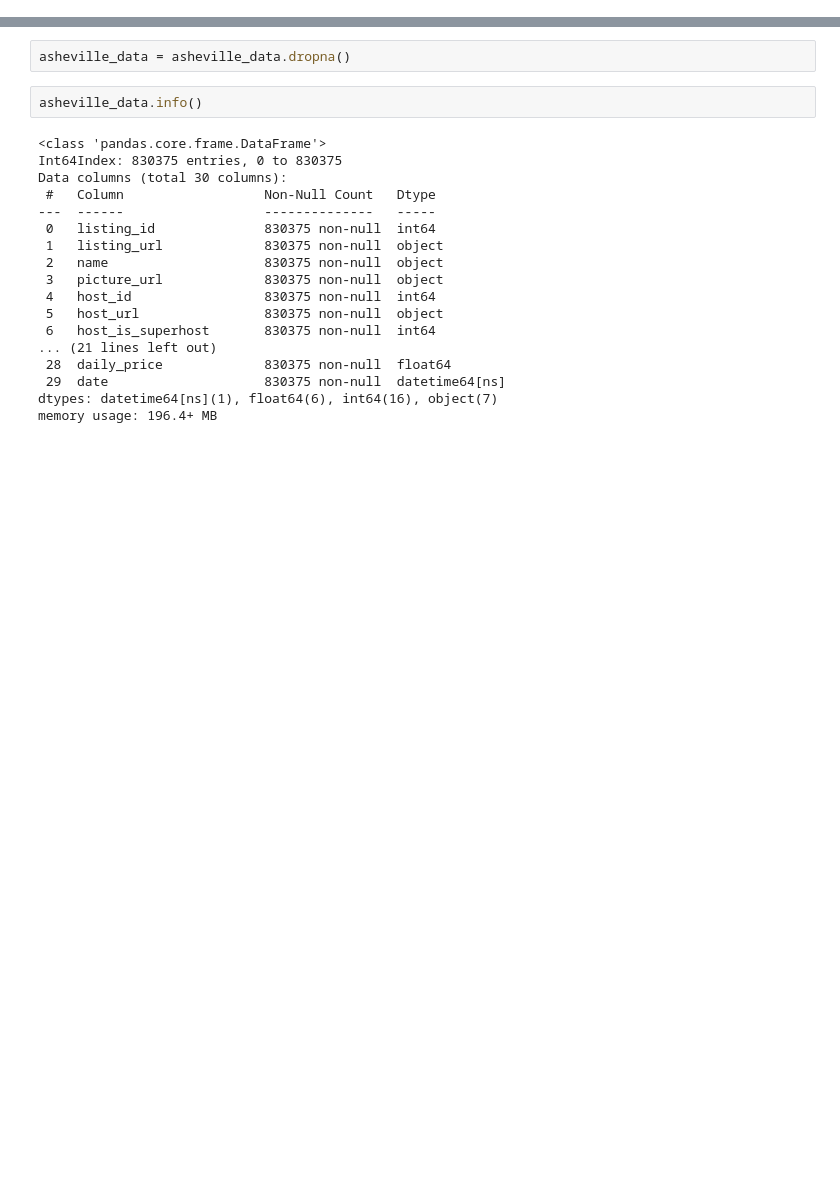
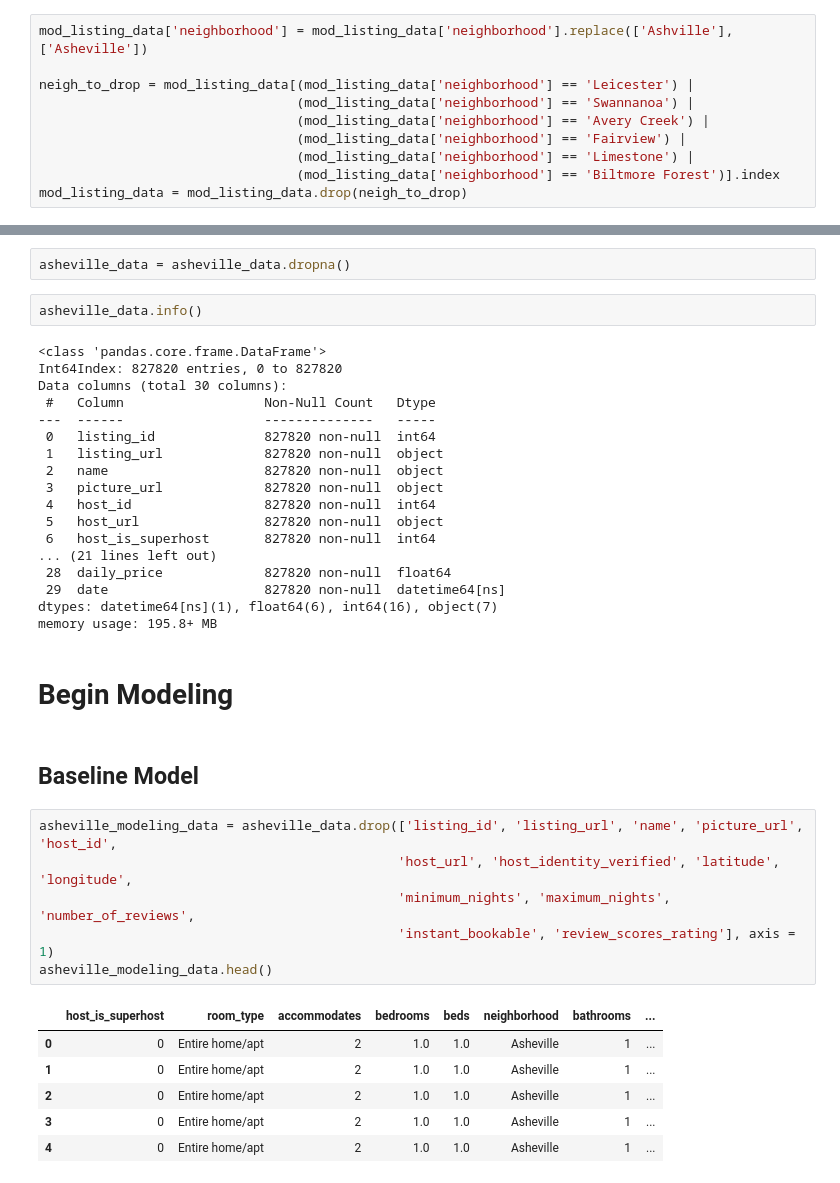
Before and after one commit to sjeanat3/Asheville-AirBnB-Experience-Recommendation, a Jupyter notebook: Notebooks/Asheville AirBnB Price Prediction Notebook.ipynb, the cells around one changed output, grey strips where cells are left out. Saved outputs shown, nothing was run; the diff lists cells and outputs as text; blank space fills up the shorter version.

```diff
--- a/Notebooks/Asheville AirBnB Price Prediction Notebook.ipynb
+++ b/Notebooks/Asheville AirBnB Price Prediction Notebook.ipynb
@@ -394,3 +388,13 @@ Data columns (total 22 columns):
  21  neighborhood            2626 non-null   object
 dtypes: float64(5), int64(6), object(11)
 memory usage: 451.5+ KB
+# %%
+mod_listing_data['neighborhood'] = mod_listing_data['neighborhood'].replace(['Ashville'],['Asheville'])
+
+neigh_to_drop = mod_listing_data[(mod_listing_data['neighborhood'] == 'Leicester') |
+                                 (mod_listing_data['neighborhood'] == 'Swannanoa') |
+                                 (mod_listing_data['neighborhood'] == 'Avery Creek') |
+                                 (mod_listing_data['neighborhood'] == 'Fairview') |
+                                 (mod_listing_data['neighborhood'] == 'Limestone') |
+                                 (mod_listing_data['neighborhood'] == 'Biltmore Forest')].index
+mod_listing_data = mod_listing_data.drop(neigh_to_drop)
@@ -744,19 +758,36 @@ asheville_data = asheville_data.dropna()
 asheville_data.info()
 # %% [output]
 <class 'pandas.core.frame.DataFrame'>
-Int64Index: 830375 entries, 0 to 830375
+Int64Index: 827820 entries, 0 to 827820
 Data columns (total 30 columns):
  #   Column                  Non-Null Count   Dtype
 ---  ------                  --------------   -----
- 0   listing_id              830375 non-null  int64
- 1   listing_url             830375 non-null  object
- 2   name                    830375 non-null  object
- 3   picture_url             830375 non-null  object
- 4   host_id                 830375 non-null  int64
- 5   host_url                830375 non-null  object
- 6   host_is_superhost       830375 non-null  int64
+ 0   listing_id              827820 non-null  int64
+ 1   listing_url             827820 non-null  object
+ 2   name                    827820 non-null  object
+ 3   picture_url             827820 non-null  object
+ 4   host_id                 827820 non-null  int64
+ 5   host_url                827820 non-null  object
+ 6   host_is_superhost       827820 non-null  int64
 ... (21 lines left out)
- 28  daily_price             830375 non-null  float64
- 29  date                    830375 non-null  datetime64[ns]
+ 28  daily_price             827820 non-null  float64
+ 29  date                    827820 non-null  datetime64[ns]
 dtypes: datetime64[ns](1), float64(6), int64(16), object(7)
-memory usage: 196.4+ MB
+memory usage: 195.8+ MB
+# %% [markdown]
+# Begin Modeling
+# %% [markdown]
+## Baseline Model
+# %%
+asheville_modeling_data = asheville_data.drop(['listing_id', 'listing_url', 'name', 'picture_url', 'host_id',
+                                              'host_url', 'host_identity_verified', 'latitude', 'longitude',
+                                              'minimum_nights', 'maximum_nights', 'number_of_reviews',
+                                              'instant_bookable', 'review_scores_rating'], axis = 1)
+asheville_modeling_data.head()
+# %% [output]
+|  | host_is_superhost | room_type | accommodates | bedrooms | beds | neighborhood | bathrooms | ... |
+| 0 | 0 | Entire home/apt | 2 | 1.0 | 1.0 | Asheville | 1 | ... |
+| 1 | 0 | Entire home/apt | 2 | 1.0 | 1.0 | Asheville | 1 | ... |
+| 2 | 0 | Entire home/apt | 2 | 1.0 | 1.0 | Asheville | 1 | ... |
+| 3 | 0 | Entire home/apt | 2 | 1.0 | 1.0 | Asheville | 1 | ... |
+| 4 | 0 | Entire home/apt | 2 | 1.0 | 1.0 | Asheville | 1 | ... |
```
Also changed, not shown: parts of 25 cells of this notebook.
